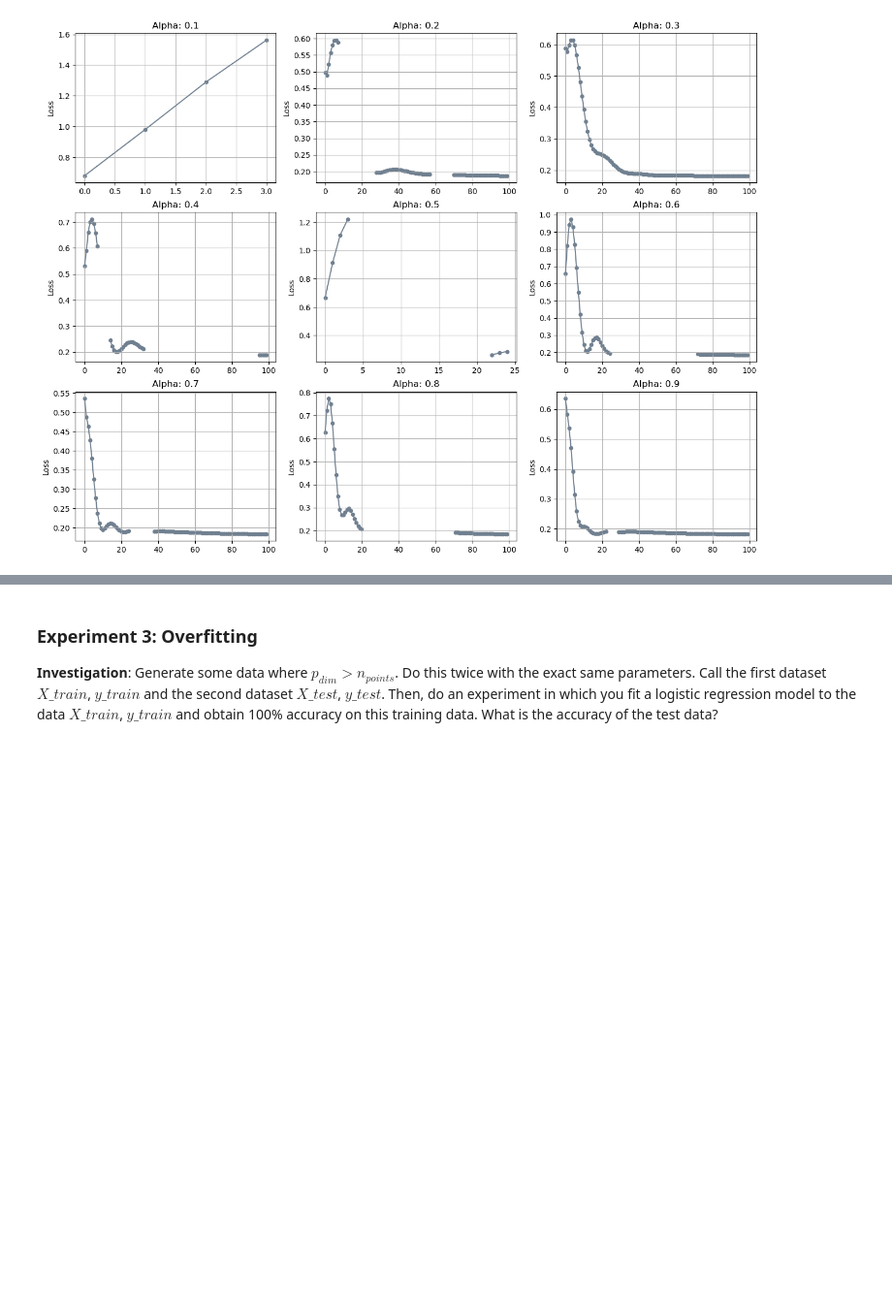
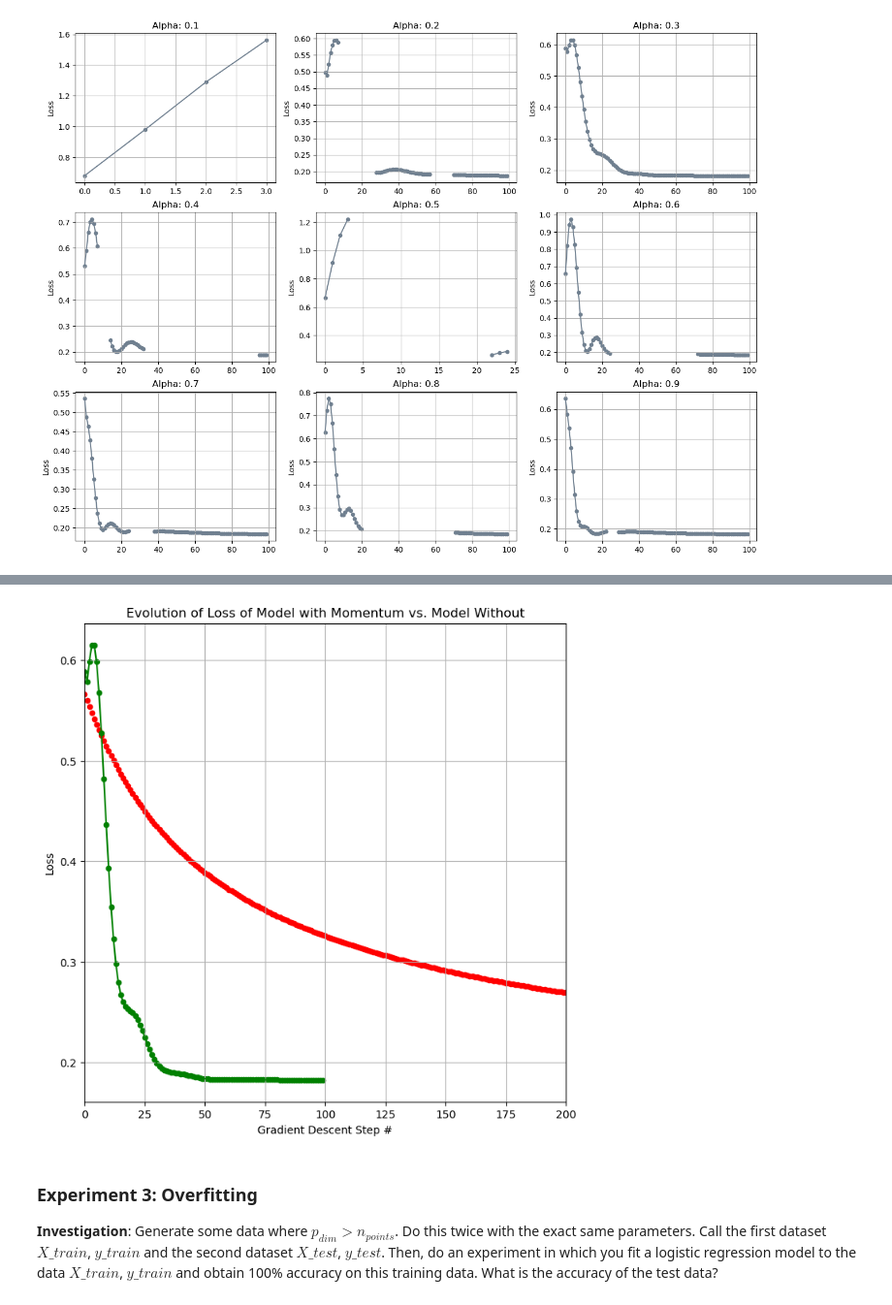
Before and after one commit to opfleet/opfleet.github.io, a Jupyter notebook: posts/LogisticPost/index.ipynb, the cells around one changed output, grey strips where cells are left out. Shown at 97% size. Drawn from its saved outputs; the diff is of its cells as text; code cells hidden in the pictures; blank space fills up the shorter version.

```diff
--- a/posts/LogisticPost/index.ipynb
+++ b/posts/LogisticPost/index.ipynb
@@ -149,3 +152,13 @@ for i in range(3):
+# %%
+fig, ax = plt.subplots(1, 1, figsize = (8, 8))
+ax.grid(True)
+ax.scatter(torch.arange(len(loss_vec)), loss_vec, s = 20, color = "red")
+ax.plot(loss_dict[3], color = "green")
+ax.scatter(torch.arange(len(loss_dict[3])), loss_dict[3], s = 20, color = "green")
+ax.set(xlim= (0,200))
+labs = ax.set(xlabel = "Gradient Descent Step #", ylabel = "Loss", title = "Evolution of Loss of Model with Momentum vs. Model Without")
+# %% [output]
+[figure, added]
 # %% [markdown]
 ### Experiment 3: Overfitting
 **Investigation**: Generate some data where $p_{dim} > n_{points}$. Do this twice with the exact same parameters. Call the first dataset $X\_train$, $y\_train$ and the second dataset $X\_test$, $y\_test$. Then, do an experiment in which you fit a logistic regression model to the data $X\_train$, $y\_train$ and obtain 100% accuracy on this training data. What is the accuracy of the test data?
```
Also changed, not shown: parts of 9 cells of this notebook, 1 other file.
